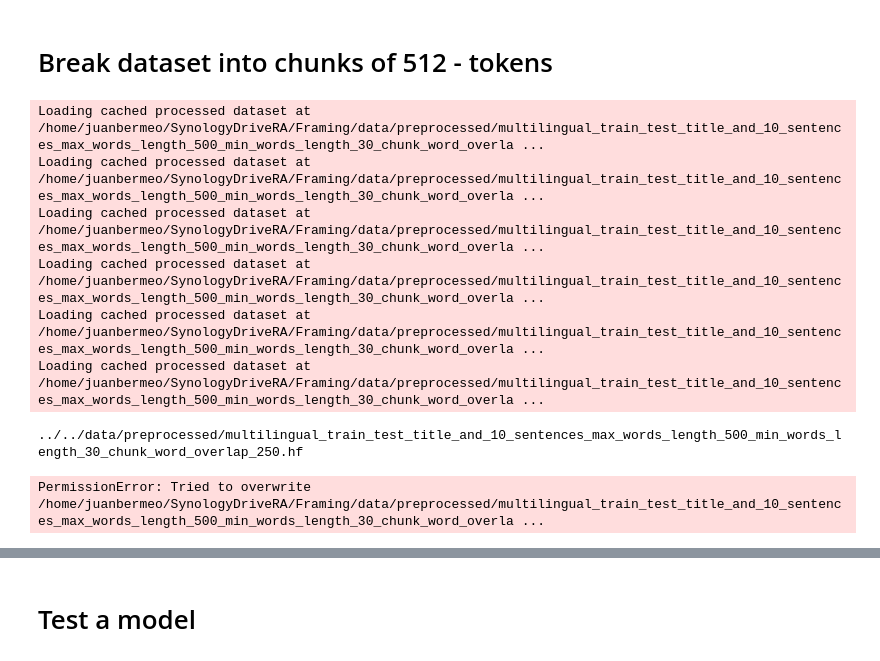
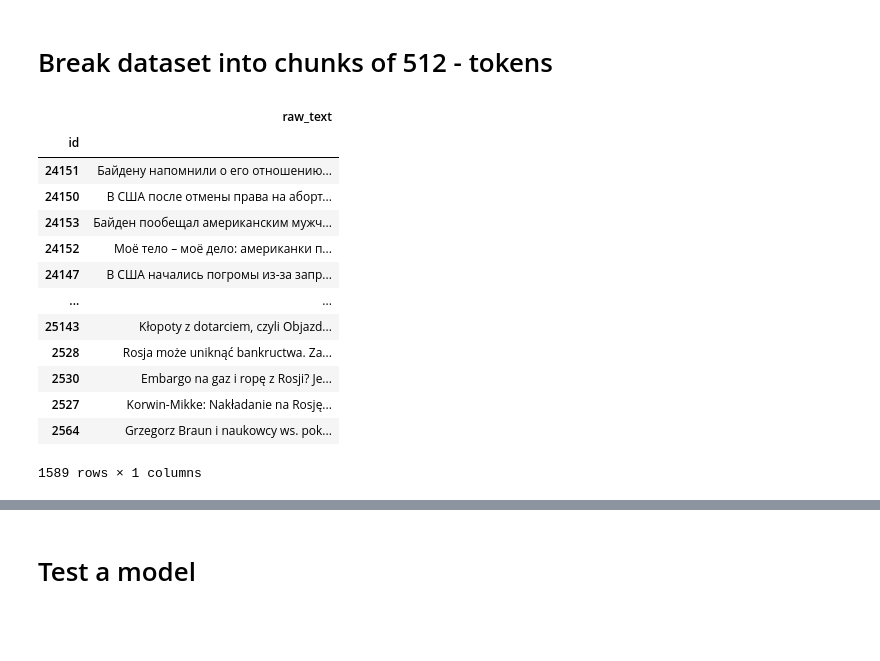
Before and after one commit to JdbermeoUZH/policy-framing, a Jupyter notebook: notebooks/llms/Fine tune LLM.ipynb, the cells around one changed output, grey strips where cells are left out. Saved outputs shown, nothing was run; the diff lists cells and outputs as text; code cells hidden in the pictures; blank space fills up the shorter version.

```diff
--- a/notebooks/llms/Fine tune LLM.ipynb
+++ b/notebooks/llms/Fine tune LLM.ipynb
@@ -145,6 +147,23 @@ SPACY_MODELS = {
     'ru': {'small': 'ru_core_news_sm', 'large': 'ru_core_news_lg'},
     'ge': {'small': 'de_core_news_sm', 'large': 'de_dep_news_trf'}
 }
+# %%
+df[['raw_text']]
+# %% [output]
+|  | raw_text |
+| id |  |
+| 24151 | Байдену напомнили о его отношению... |
+| 24150 | В США после отмены права на аборт... |
+| 24153 | Байден пообещал американским мужч... |
+| 24152 | Моё тело – моё дело: американки п... |
+| 24147 | В США начались погромы из-за запр... |
+| ... | ... |
+| 25143 | Kłopoty z dotarciem, czyli Objazd... |
+| 2528 | Rosja może uniknąć bankructwa. Za... |
+| 2530 | Embargo na gaz i ropę z Rosji? Je... |
+| 2527 | Korwin-Mikke: Nakładanie na Rosję... |
+| 2564 | Grzegorz Braun i naukowcy ws. pok... |
+1589 rows × 1 columns
 # %%
 %%capture
 splits = 3
@@ -204,26 +223,3 @@ for u_analysis in UNITS_OF_ANALYSES:
 
     dataset.save_to_disk(os.path.join('..', '..', 'data', 'preprocessed',
                                       f'multilingual_train_test_{u_analysis}_max_words_length_{max_token_length}_min_words_length_{min_token_length}_chunk_word_overlap_{word_overlap}.hf'))
-# %%
-for filepath in a:
-    dataset = load_from_disk(filepath)
-    print(filepath)
-    unit_of_analysis = filepath.split('multilingual_train_test_')[1].split('_max_words')[0]
-    dataset['train_fold_1'] = dataset['train_fold_1'].map(remove_columns = ['unit_of_analysis', 'language', 'len_unit', 'len_chunk'])
-    dataset['train_fold_2'] = dataset['train_fold_2'].map(remove_columns = ['unit_of_analysis', 'language', 'len_unit', 'len_chunk'])
-    dataset['train_fold_3'] = dataset['train_fold_3'].map(remove_columns = ['unit_of_analysis', 'language', 'len_unit', 'len_chunk'])
-
-    dataset['test_fold_1'] = dataset['test_fold_1'].map(remove_columns = ['unit_of_analysis', 'language', 'len_unit', 'len_chunk'])
-    dataset['test_fold_2'] = dataset['test_fold_2'].map(remove_columns = ['unit_of_analysis', 'language', 'len_unit', 'len_chunk'])
-    dataset['test_fold_3'] = dataset['test_fold_3'].map(remove_columns = ['unit_of_analysis', 'language', 'len_unit', 'len_chunk'])
-
-    dataset.save_to_disk(filepath)
-# %% [output]
-Loading cached processed dataset at /home/juanbermeo/SynologyDriveRA/Framing/data/preprocessed/multilingual_train_test_title_and_10_sentences_max_words_length_500_min_words_length_30_chunk_word_overla ...
-Loading cached processed dataset at /home/juanbermeo/SynologyDriveRA/Framing/data/preprocessed/multilingual_train_test_title_and_10_sentences_max_words_length_500_min_words_length_30_chunk_word_overla ...
-Loading cached processed dataset at /home/juanbermeo/SynologyDriveRA/Framing/data/preprocessed/multilingual_train_test_title_and_10_sentences_max_words_length_500_min_words_length_30_chunk_word_overla ...
-Loading cached processed dataset at /home/juanbermeo/SynologyDriveRA/Framing/data/preprocessed/multilingual_train_test_title_and_10_sentences_max_words_length_500_min_words_length_30_chunk_word_overla ...
-Loading cached processed dataset at /home/juanbermeo/SynologyDriveRA/Framing/data/preprocessed/multilingual_train_test_title_and_10_sentences_max_words_length_500_min_words_length_30_chunk_word_overla ...
-Loading cached processed dataset at /home/juanbermeo/SynologyDriveRA/Framing/data/preprocessed/multilingual_train_test_title_and_10_sentences_max_words_length_500_min_words_length_30_chunk_word_overla ...
-../../data/preprocessed/multilingual_train_test_title_and_10_sentences_max_words_length_500_min_words_length_30_chunk_word_overlap_250.hf
-PermissionError: Tried to overwrite /home/juanbermeo/SynologyDriveRA/Framing/data/preprocessed/multilingual_train_test_title_and_10_sentences_max_words_length_500_min_words_length_30_chunk_word_overla ...
```
Also changed, not shown: parts of 5 cells of this notebook, 5 other files.
